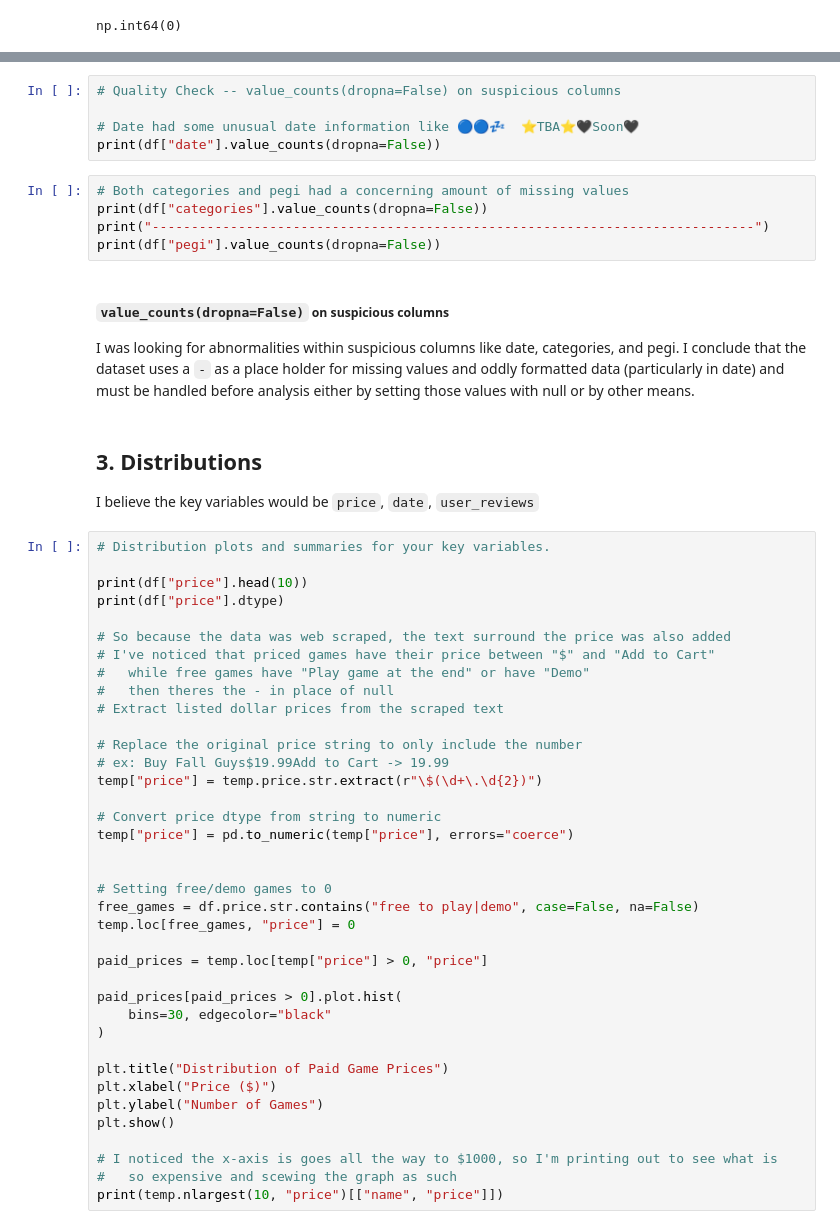
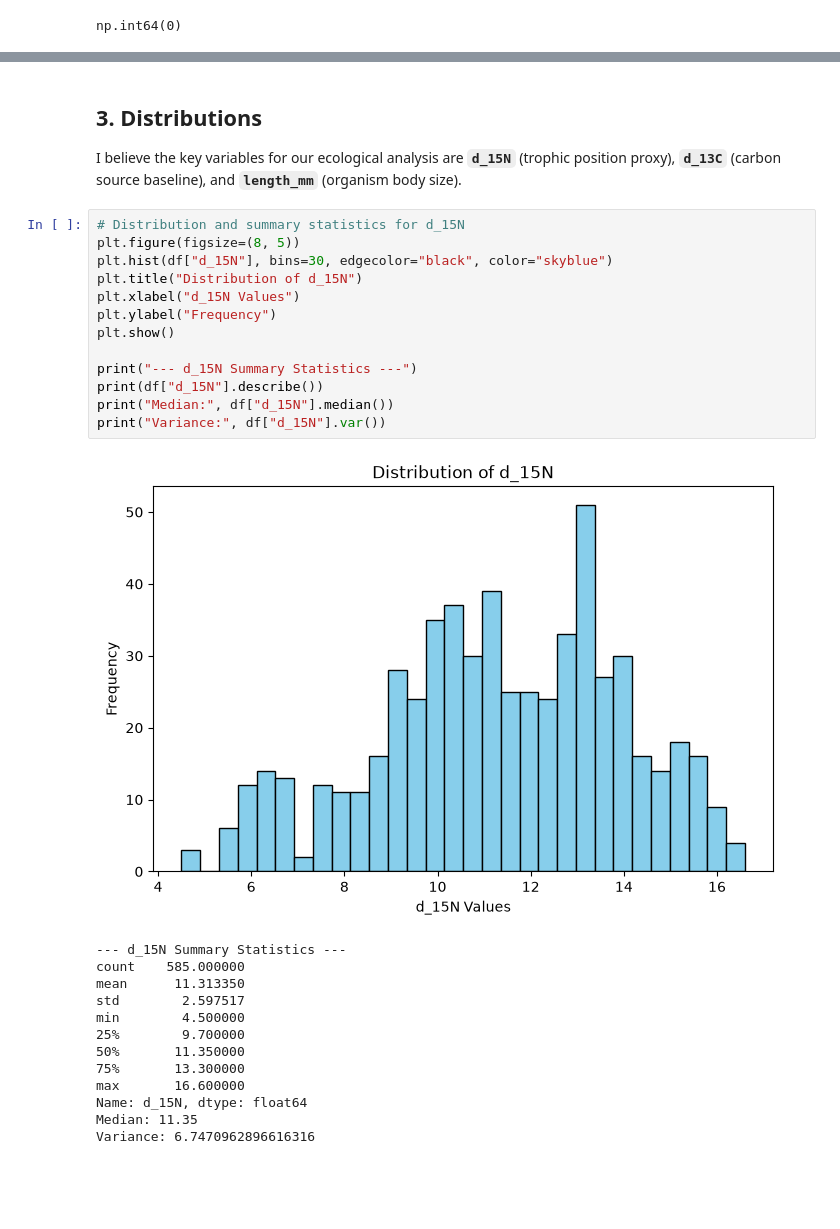
Before and after one commit to johntran038/631-fa26-cyoh-eda-johntran038, a Jupyter notebook: eda.ipynb, the cells around one changed output, grey strips where cells are left out. Drawn from its saved outputs; the diff is of its cells as text; blank space fills up the shorter version.

```diff
--- a/eda.ipynb
+++ b/eda.ipynb
@@ -100,57 +112,32 @@ So by using `df[df.duplicated(keep=False)].sort_values("name")`, I reviewed the
-# %%
-# Quality Check -- value_counts(dropna=False) on suspicious columns
-
-# Date had some unusual date information like 🔵🔵💤  ⭐TBA⭐🖤Soon🖤
-print(df["date"].value_counts(dropna=False))
-# %%
-# Both categories and pegi had a concerning amount of missing values
-print(df["categories"].value_counts(dropna=False))
-print("-----------------------------------------------------------------------------")
-print(df["pegi"].value_counts(dropna=False))
-# %% [markdown]
-##### `value_counts(dropna=False)` on suspicious columns
-I was looking for abnormalities within suspicious columns like date, categories, and pegi.
-I conclude that the dataset uses a `-` as a place holder for missing values and oddly formatted data (particularly in date) and must be handled before analysis either by setting those values with null or by other means.
 # %% [markdown]
 ## 3. Distributions
 
-I believe the key variables would be `price`, `date`, `user_reviews`
+I believe the key variables for our ecological analysis are **`d_15N`** (trophic position proxy), **`d_13C`** (carbon source baseline), and **`length_mm`** (organism body size).
 # %%
-# Distribution plots and summaries for your key variables.
-
-print(df["price"].head(10))
-print(df["price"].dtype)
-
-# So because the data was web scraped, the text surround the price was also added
-# I've noticed that priced games have their price between "$" and "Add to Cart"
-#   while free games have "Play game at the end" or have "Demo"
-#   then theres the - in place of null
-# Extract listed dollar prices from the scraped text
-
-# Replace the original price string to only include the number
-# ex: Buy Fall Guys$19.99Add to Cart -> 19.99
-temp["price"] = temp.price.str.extract(r"\$(\d+\.\d{2})")
-
-# Convert price dtype from string to numeric
-temp["price"] = pd.to_numeric(temp["price"], errors="coerce")
-
-
-# Setting free/demo games to 0
-free_games = df.price.str.contains("free to play|demo", case=False, na=False)
-temp.loc[free_games, "price"] = 0
-
-paid_prices = temp.loc[temp["price"] > 0, "price"]
-
-paid_prices[paid_prices > 0].plot.hist(
-    bins=30, edgecolor="black"
-)
-
-plt.title("Distribution of Paid Game Prices")
-plt.xlabel("Price ($)")
-plt.ylabel("Number of Games")
+# Distribution and summary statistics for d_15N
+plt.figure(figsize=(8, 5))
+plt.hist(df["d_15N"], bins=30, edgecolor="black", color="skyblue")
+plt.title("Distribution of d_15N")
+plt.xlabel("d_15N Values")
+plt.ylabel("Frequency")
 plt.show()
 
-# I noticed the x-axis is goes all the way to $1000, so I'm printing out to see what is
-#   so expensive and scewing the graph as such
-print(temp.nlargest(10, "price")[["name", "price"]])
+print("--- d_15N Summary Statistics ---")
+print(df["d_15N"].describe())
+print("Median:", df["d_15N"].median())
+print("Variance:", df["d_15N"].var())
+# %% [output]
+[figure, added]
+--- d_15N Summary Statistics ---
+count    585.000000
+mean      11.313350
+std        2.597517
+min        4.500000
+25%        9.700000
+50%       11.350000
+75%       13.300000
+max       16.600000
+Name: d_15N, dtype: float64
+Median: 11.35
+Variance: 6.7470962896616316
 # %% [markdown]
```
Also changed, not shown: parts of 22 cells of this notebook.
